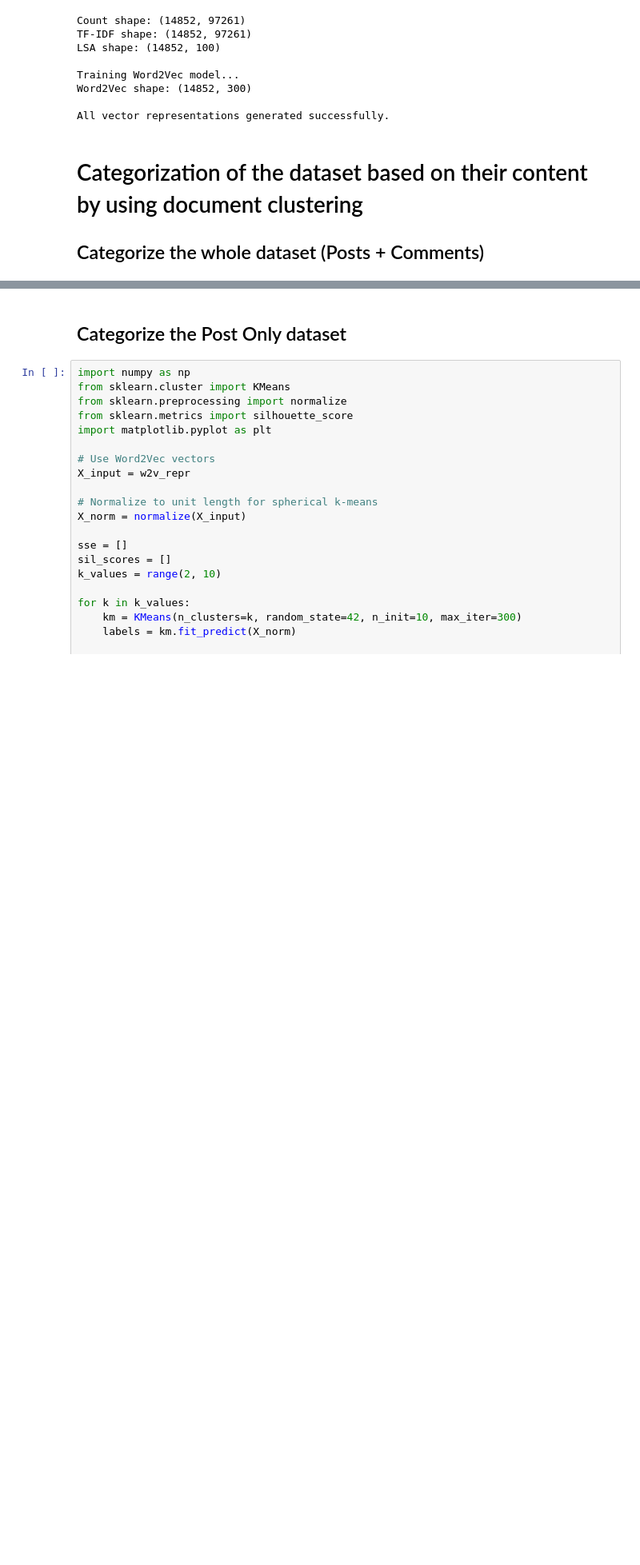
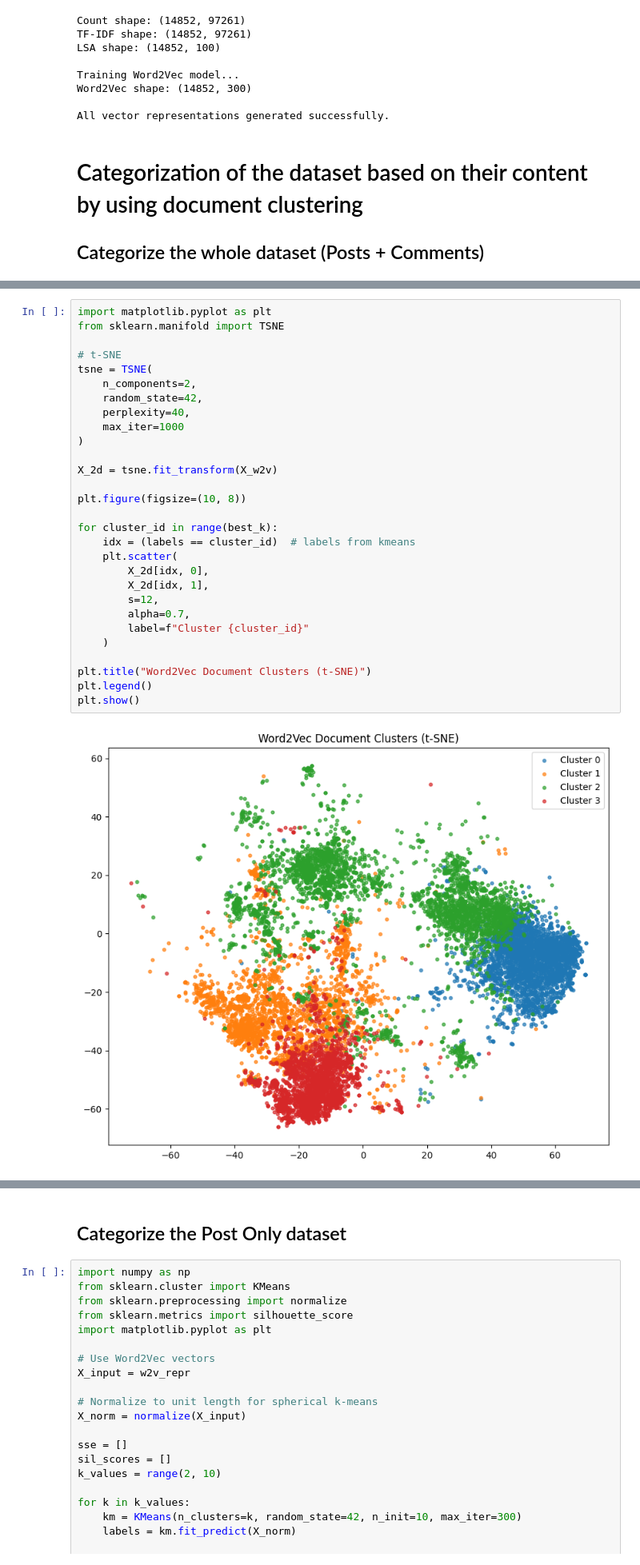
Before and after one commit to Starlight0901/Reddit_SriLanka_Social_Insight, a Jupyter notebook: Categorizing posts for classification.ipynb, the cells around one changed output, grey strips where cells are left out. Shown at 80% size. Cells and saved outputs as stored; diff of their text form; blank space fills up the shorter version.

```diff
--- a/Categorizing posts for classification.ipynb
+++ b/Categorizing posts for classification.ipynb
@@ -531,0 +579,31 @@ df
+# %%
+import matplotlib.pyplot as plt
+from sklearn.manifold import TSNE
+
+# t-SNE
+tsne = TSNE(
+    n_components=2,
+    random_state=42,
+    perplexity=40,
+    max_iter=1000
+)
+
+X_2d = tsne.fit_transform(X_w2v)
+
+plt.figure(figsize=(10, 8))
+
+for cluster_id in range(best_k):
+    idx = (labels == cluster_id)  # labels from kmeans
+    plt.scatter(
+        X_2d[idx, 0],
+        X_2d[idx, 1],
+        s=12,
+        alpha=0.7,
+        label=f"Cluster {cluster_id}"
+    )
+
+plt.title("Word2Vec Document Clusters (t-SNE)")
+plt.legend()
+plt.show()
+# %% [output]
+[figure, added]
```
Also changed, not shown: parts of 43 cells of this notebook, 4 other files.
